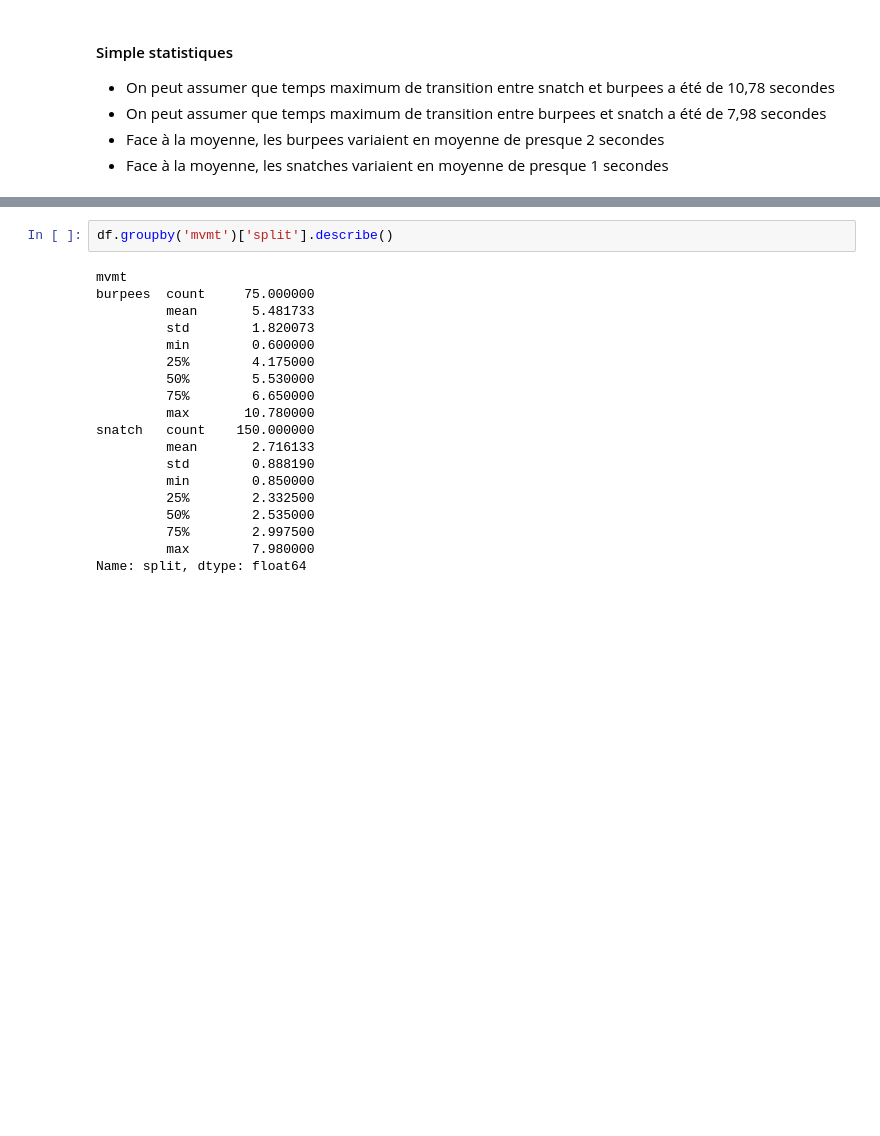
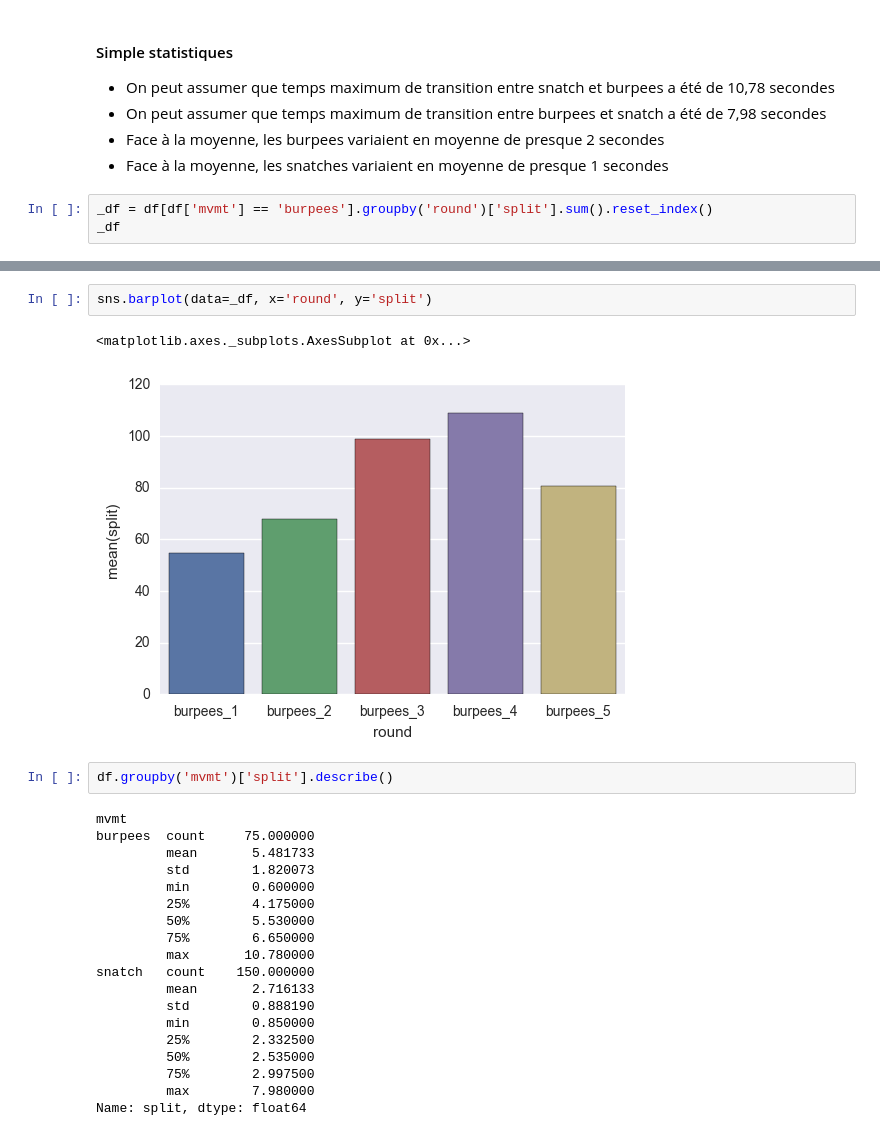
Before and after one commit to atremblay/AMRAP, a Jupyter notebook: Opens2017/17.1/Jo_Cayer/Jonathan Cayer.ipynb, the cells around one changed output, grey strips where cells are left out. Drawn from its saved outputs; the diff is of its cells as text; blank space fills up the shorter version.

```diff
--- a/Opens2017/17.1/Jo_Cayer/Jonathan Cayer.ipynb
+++ b/Opens2017/17.1/Jo_Cayer/Jonathan Cayer.ipynb
@@ -106,3 +124,6 @@ _ = sns.barplot(data=df, x='mvmt', y='split', hue='mvmt')
 * On peut assumer que temps maximum de transition entre burpees et snatch a été de 7,98 secondes
 * Face à la moyenne, les burpees variaient en moyenne de presque 2 secondes
 * Face à la moyenne, les snatches variaient en moyenne de presque 1 secondes
+# %%
+_df = df[df['mvmt'] == 'burpees'].groupby('round')['split'].sum().reset_index()
+_df
@@ -109,3 +137,8 @@ _ = sns.barplot(data=df, x='mvmt', y='split', hue='mvmt')
+# %%
+sns.barplot(data=_df, x='round', y='split')
+# %% [output]
+<matplotlib.axes._subplots.AxesSubplot at 0x...>
+[figure, added]
 # %%
 df.groupby('mvmt')['split'].describe()
 # %% [output]
```
Also changed, not shown: parts of 8 cells of this notebook, 1 other file.
